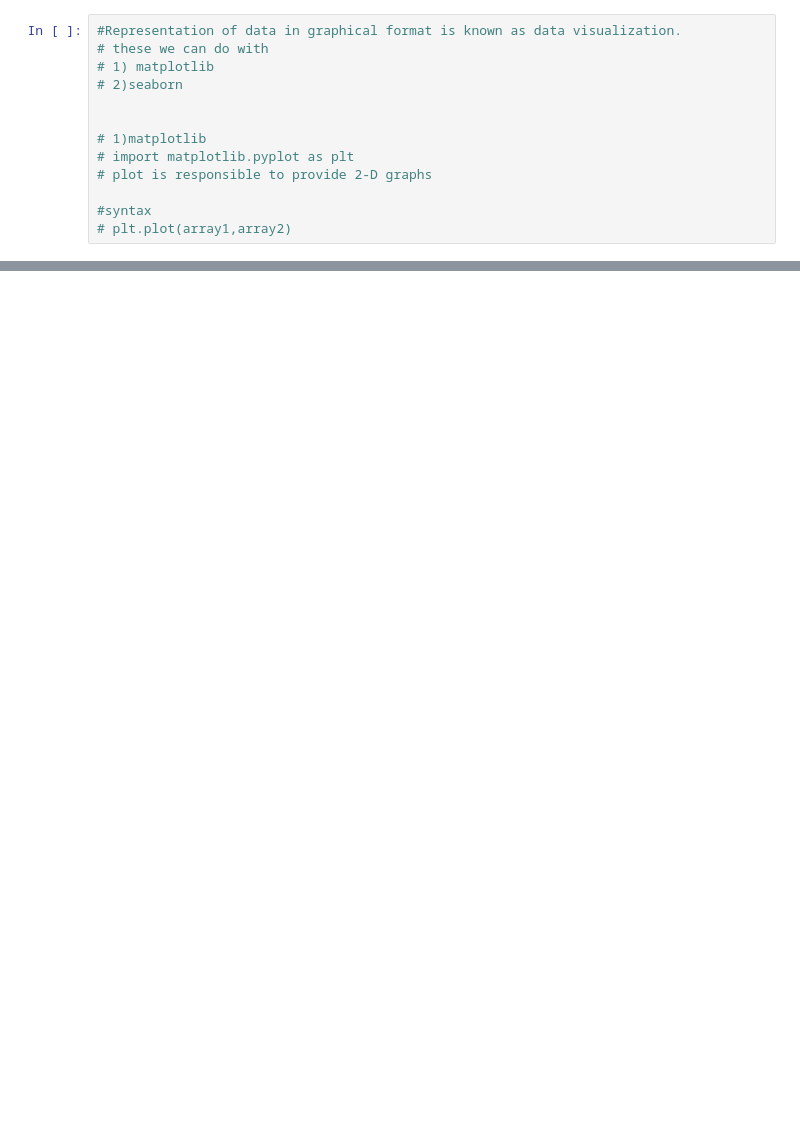
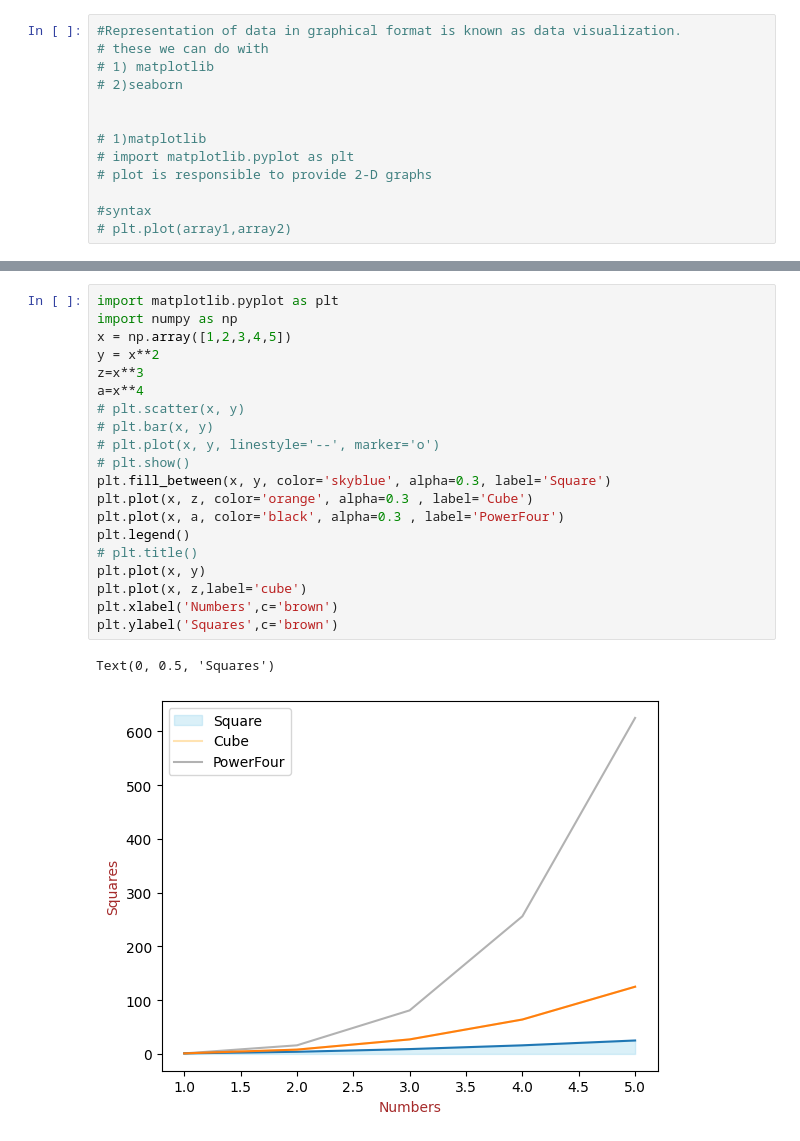
Before and after one commit to dpkasahu/numpy, a Jupyter notebook: DataVisualisation.ipynb, the cells around one changed output, grey strips where cells are left out. Cells and saved outputs as stored; diff of their text form; blank space fills up the shorter version.

```diff
--- a/DataVisualisation.ipynb
+++ b/DataVisualisation.ipynb
@@ -24,0 +26,23 @@ plt.plot(x,y)
+# %%
+import matplotlib.pyplot as plt
+import numpy as np
+x = np.array([1,2,3,4,5])
+y = x**2
+z=x**3
+a=x**4
+# plt.scatter(x, y)
+# plt.bar(x, y)
+# plt.plot(x, y, linestyle='--', marker='o')
+# plt.show()
+plt.fill_between(x, y, color='skyblue', alpha=0.3, label='Square')
+plt.plot(x, z, color='orange', alpha=0.3 , label='Cube')
+plt.plot(x, a, color='black', alpha=0.3 , label='PowerFour')
+plt.legend()
+# plt.title()
+plt.plot(x, y)
+plt.plot(x, z,label='cube')
+plt.xlabel('Numbers',c='brown')
+plt.ylabel('Squares',c='brown')
+# %% [output]
+Text(0, 0.5, 'Squares')
+[figure, added]
```
Also changed, not shown: parts of 3 cells of this notebook.
